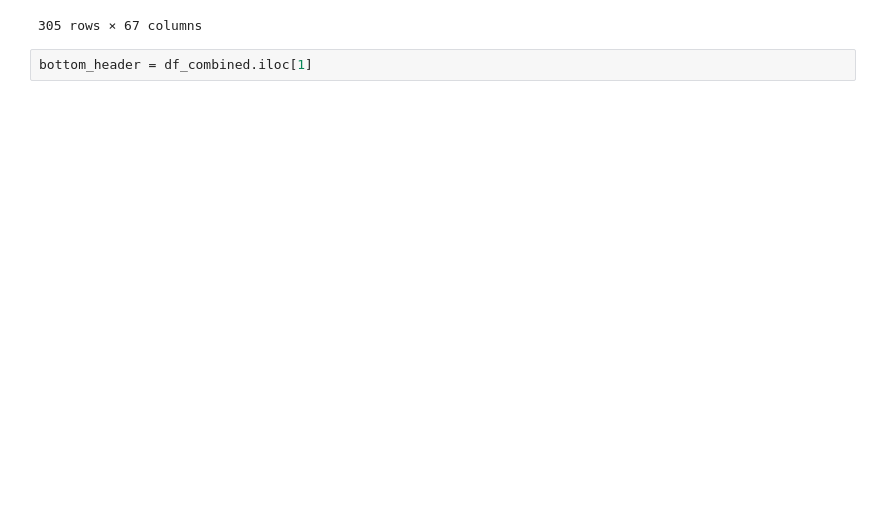
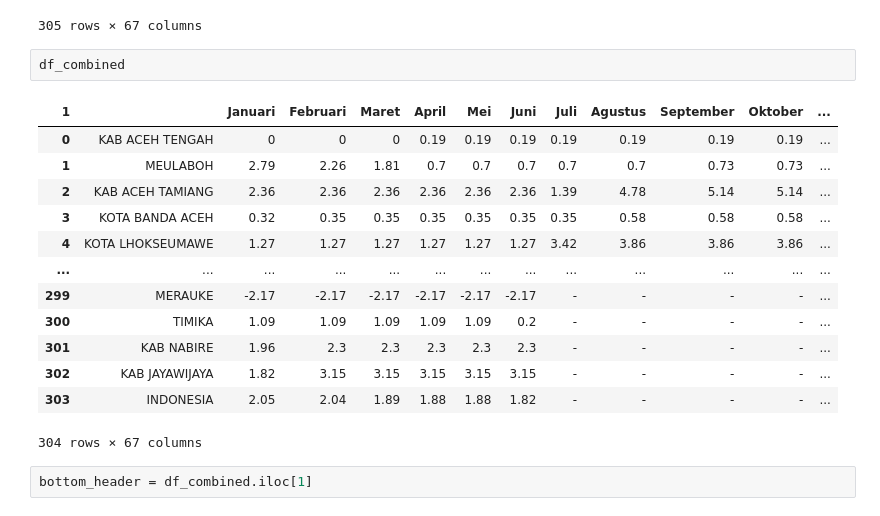
Before and after one commit to michaelvincentsebastian/Analysis-of-Annual-Education-Sector-Inflation-in-Indonesia, a Jupyter notebook: analysis/data-cleaning.ipynb, the cells around one changed output. Cells and saved outputs as stored; diff of their text form; blank space fills up the shorter version.

```diff
--- a/analysis/data-cleaning.ipynb
+++ b/analysis/data-cleaning.ipynb
@@ -192,5 +192,21 @@ df_combined
 | 304 | KAB JAYAWIJAYA | 1.82 | 3.15 | 3.15 | 3.15 | 3.15 | 3.15 | - | ... |
 | 305 | INDONESIA | 2.05 | 2.04 | 1.89 | 1.88 | 1.88 | 1.82 | - | ... |
 305 rows × 67 columns
+# %%
+df_combined
+# %% [output]
+| 1 |  | Januari | Februari | Maret | April | Mei | Juni | Juli | Agustus | September | Oktober | ... |
+| 0 | KAB ACEH TENGAH | 0 | 0 | 0 | 0.19 | 0.19 | 0.19 | 0.19 | 0.19 | 0.19 | 0.19 | ... |
+| 1 | MEULABOH | 2.79 | 2.26 | 1.81 | 0.7 | 0.7 | 0.7 | 0.7 | 0.7 | 0.73 | 0.73 | ... |
+| 2 | KAB ACEH TAMIANG | 2.36 | 2.36 | 2.36 | 2.36 | 2.36 | 2.36 | 1.39 | 4.78 | 5.14 | 5.14 | ... |
+| 3 | KOTA BANDA ACEH | 0.32 | 0.35 | 0.35 | 0.35 | 0.35 | 0.35 | 0.35 | 0.58 | 0.58 | 0.58 | ... |
+| 4 | KOTA LHOKSEUMAWE | 1.27 | 1.27 | 1.27 | 1.27 | 1.27 | 1.27 | 3.42 | 3.86 | 3.86 | 3.86 | ... |
+| ... | ... | ... | ... | ... | ... | ... | ... | ... | ... | ... | ... | ... |
+| 299 | MERAUKE | -2.17 | -2.17 | -2.17 | -2.17 | -2.17 | -2.17 | - | - | - | - | ... |
+| 300 | TIMIKA | 1.09 | 1.09 | 1.09 | 1.09 | 1.09 | 0.2 | - | - | - | - | ... |
+| 301 | KAB NABIRE | 1.96 | 2.3 | 2.3 | 2.3 | 2.3 | 2.3 | - | - | - | - | ... |
+| 302 | KAB JAYAWIJAYA | 1.82 | 3.15 | 3.15 | 3.15 | 3.15 | 3.15 | - | - | - | - | ... |
+| 303 | INDONESIA | 2.05 | 2.04 | 1.89 | 1.88 | 1.88 | 1.82 | - | - | - | - | ... |
+304 rows × 67 columns
 # %%
 bottom_header = df_combined.iloc[1]
```
Also changed, not shown: 2 other files.
